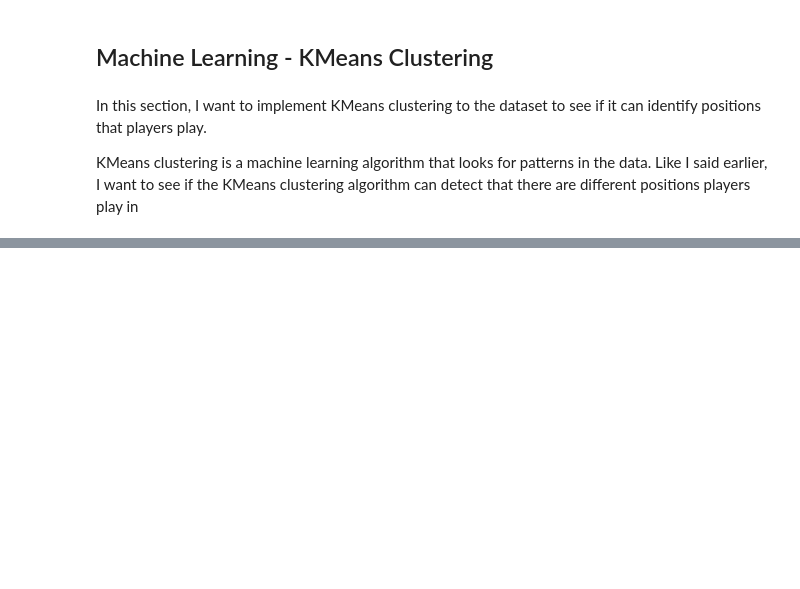
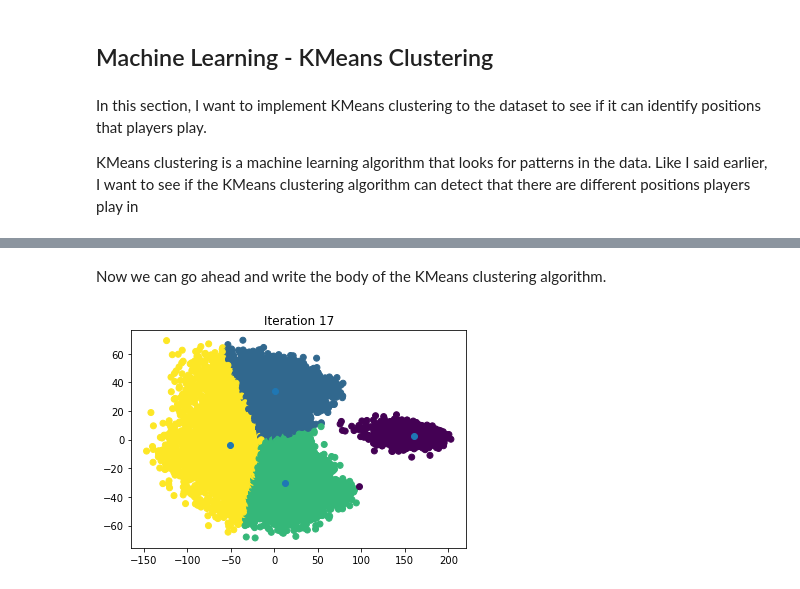
Before and after one commit to Stan-Leigh/FIFA-22-player-analysis, a Jupyter notebook: FIFA.ipynb, the cells around one changed output, grey strips where cells are left out. Drawn from its saved outputs; the diff is of its cells as text; code cells hidden in the pictures; blank space fills up the shorter version.

```diff
--- a/FIFA.ipynb
+++ b/FIFA.ipynb
@@ -391,0 +553,5 @@ KMeans clustering is a machine learning algorithm that looks for patterns in the
+# %%
+# store cluster labels in a variable
+labels = get_labels(df2, centroids)
+
+labels.head(7)
@@ -391,0 +603,44 @@ KMeans clustering is a machine learning algorithm that looks for patterns in the
+# %%
+def plot_clusters(data, labels, centroids, iteration):
+    '''
+    Plot cluster assignments on the dataframe.
+
+    Args:
+        data: dataframe of players.
+        labels: cluster assignments of each player in the dataframe.
+        centroids: geometric mean of the clusters.
+        iteration: a counter indicating which iteration is currently running.
+
+    Returns:
+        Returns a plot showing clusters and centroid assignments.
+    '''
+    pca = PCA(n_components=2) # this reduces the dimension (number of features) of the dataframe to 2 for easy visualization.
+    data_2d = pca.fit_transform(data)
+    centroids_2d = pca.transform(centroids.T)
+    clear_output(wait=True) # this clears the output if there is a graph displayed already.
+    plt.title(f'Iteration {iteration}')
+    plt.scatter(x=data_2d[:, 0], y=data_2d[:, 1], c=labels)
+    plt.scatter(x=centroids_2d[:, 0], y=centroids_2d[:, 1])
+    plt.show()
+# %% [markdown]
+Now we can go ahead and write the body of the KMeans clustering algorithm.
+# %%
+max_iterations = 100
+k = 4 # number of centroids, effectively the number of clusters to create
+
+centroids = random_centroids(df2, k)
+old_centroids = pd.DataFrame()
+iteration = 1
+
+# the loop below keeps running until we have iterated 100 times
+# OR
+# the centroids values stops changing. i.e. old_centroids == centroids
+while iteration < max_iterations and not centroids.equals(old_centroids):
+    old_centroids = centroids # assign centroids to old_centroids
+
+    labels = get_labels(df2, centroids) # get cluster labels for the current centroids
+    centroids = new_centroids(df2, labels, k) # get new centroids using the cluster labels
+    plot_clusters(df2, labels, centroids, iteration) # plot clusters and centroids
+    iteration += 1
+# %% [output]
+[figure, added]
```
Also changed, not shown: parts of 43 cells of this notebook.
